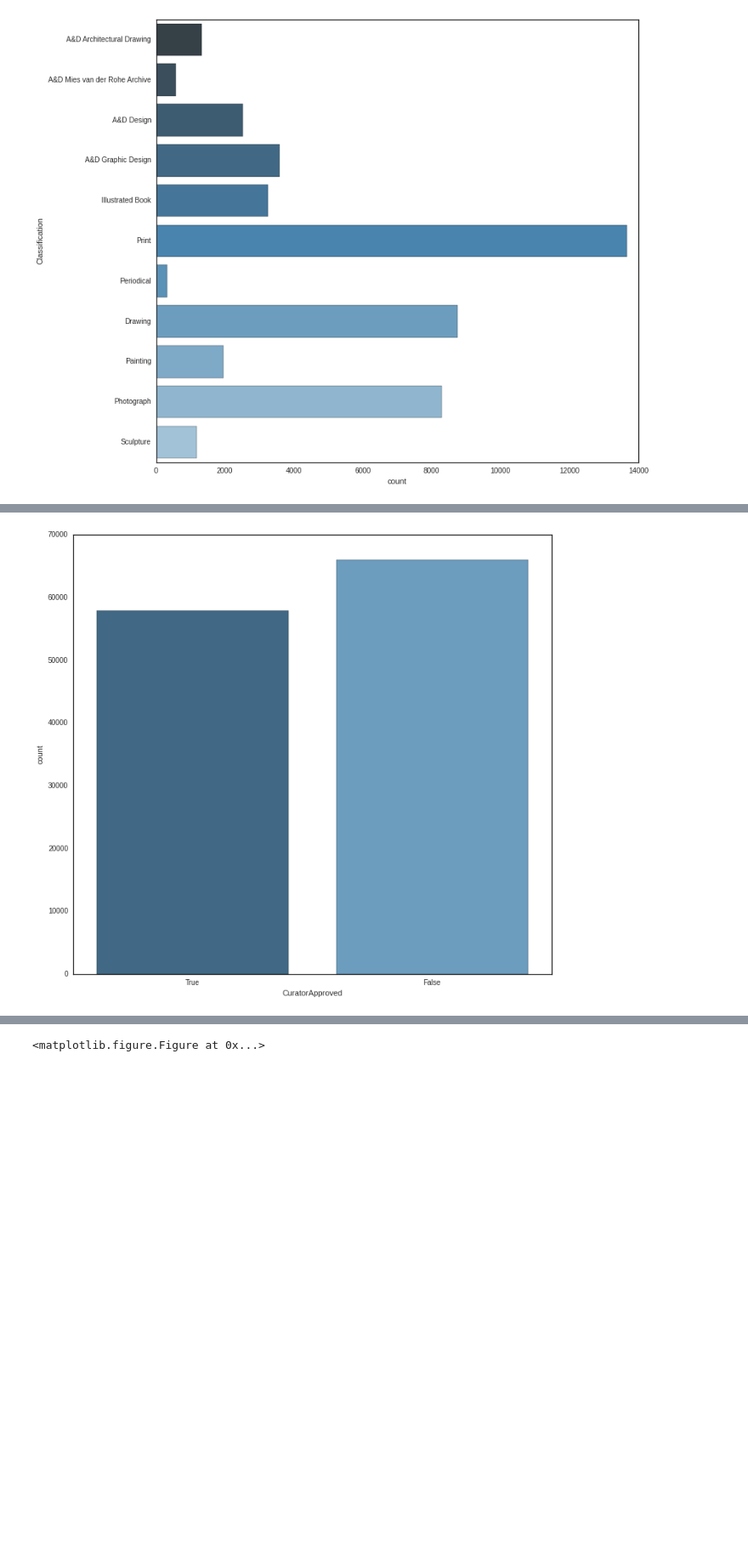
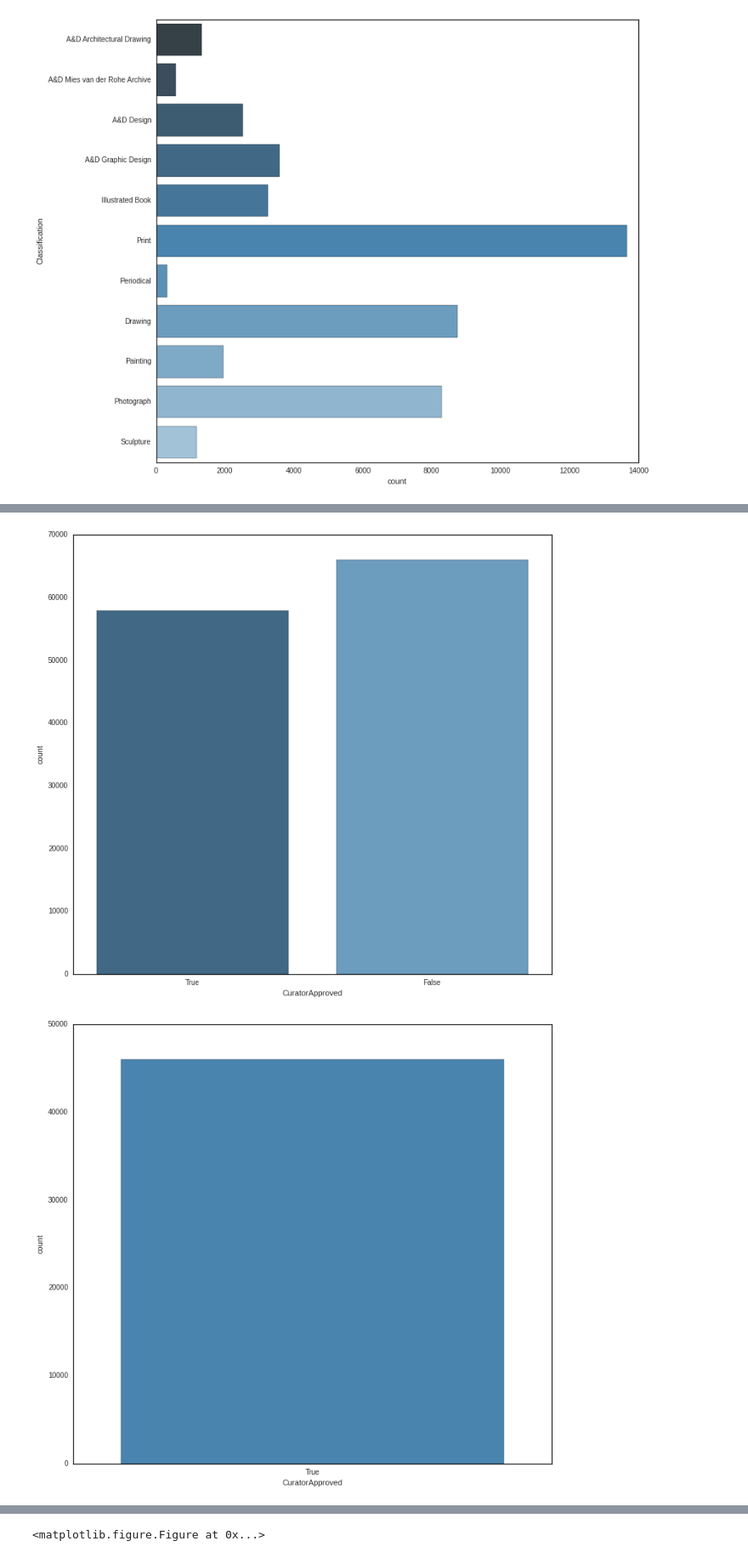
Before and after one commit to Kintaro/datascience, a Jupyter notebook: Artworks/ArtCollection.ipynb, the cells around one changed output, grey strips where cells are left out. Shown at 85% size. Cells and saved outputs as stored; diff of their text form; code cells hidden in the pictures; blank space fills up the shorter version.

```diff
--- a/Artworks/ArtCollection.ipynb
+++ b/Artworks/ArtCollection.ipynb
@@ -167,7 +167,13 @@ plt.show()
 # %%
 plt.figure(figsize=(12,11))
 g = sns.countplot(x="CuratorApproved", data=raw_data, palette="Blues_d")
 g.patch.set_visible(False)
 plt.show()
+
+plt.figure(figsize=(12,11))
+g = sns.countplot(x="CuratorApproved", data=data, palette="Blues_d")
+g.patch.set_visible(False)
+plt.show()
 # %% [output]
 [figure]
+[figure, added]
```
Also changed, not shown: parts of 2 cells of this notebook.
